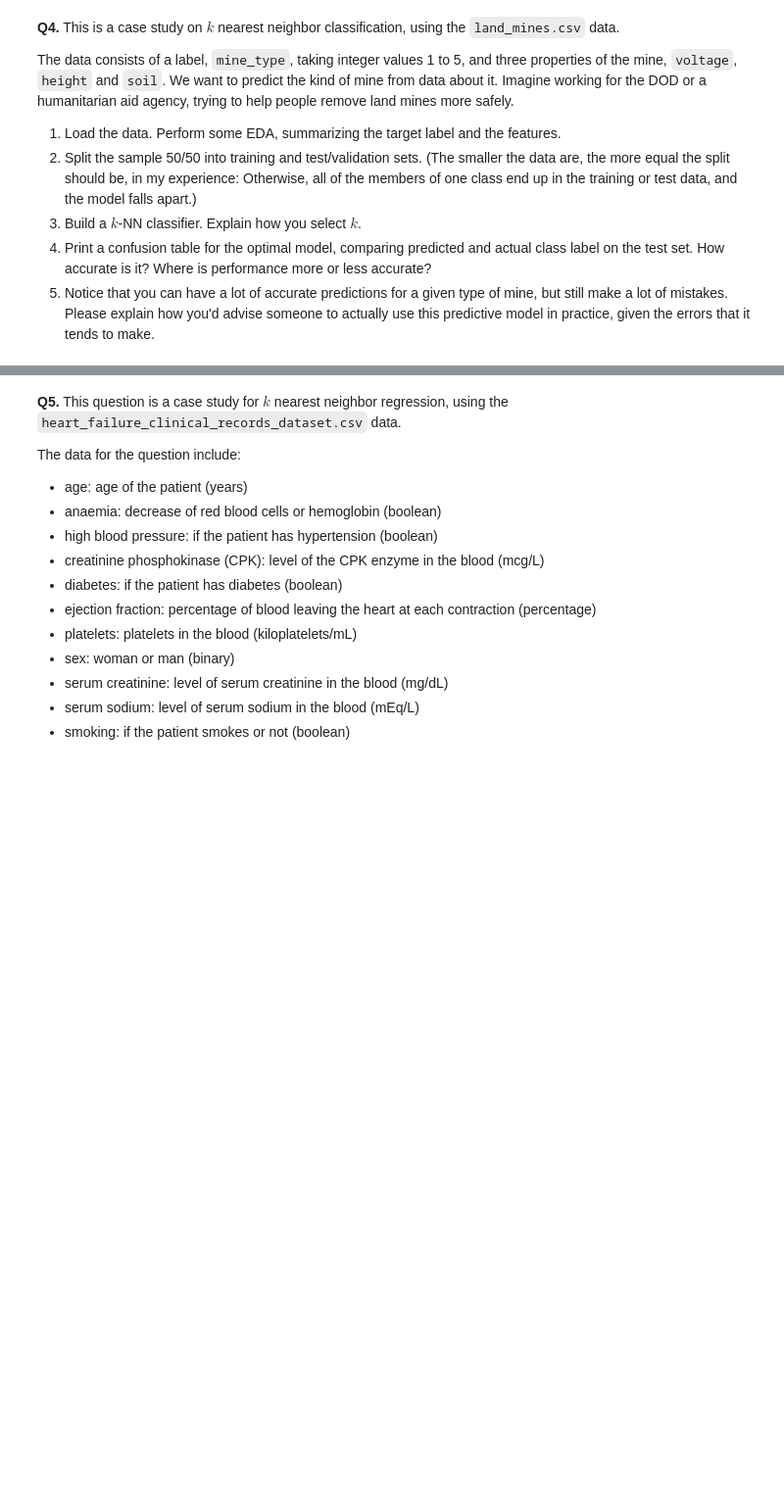
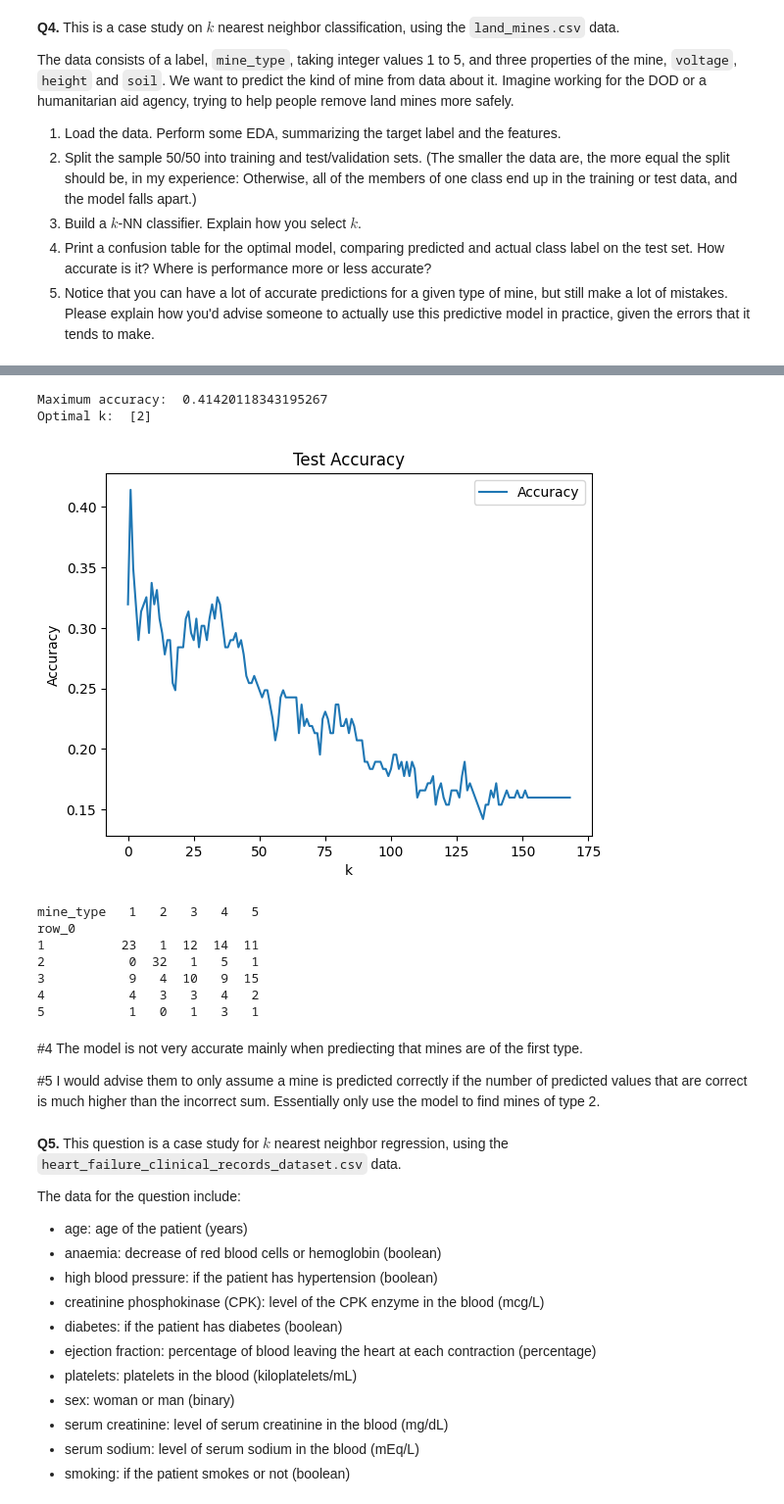
Before and after one commit to EBaner/knn, a Jupyter notebook: assignment_knn.ipynb, the cells around one changed output, grey strips where cells are left out. Shown at 98% size. Saved outputs shown, nothing was run; the diff lists cells and outputs as text; code cells hidden in the pictures; blank space fills up the shorter version.

```diff
--- a/assignment_knn.ipynb
+++ b/assignment_knn.ipynb
@@ -271,3 +512,59 @@ The data consists of a label, `mine_type`, taking integer values 1 to 5, and thr
+# %%
+#2
+y = df['mine_type']
+X = df.loc[:,['voltage','height','soil']]
+
+X_train, X_test, y_train, y_test = train_test_split(X,y, test_size=.5, random_state=200)
+
+#3
+N_train = len(y_train)
+N_test = len(y_test)
+
+
+k_bar = N_train
+Acc = np.zeros(k_bar)
+
+for k in range(k_bar):
+    model = KNeighborsClassifier(n_neighbors=k+1)
+    fitted_model = model.fit(X_train.values,y_train)
+    y_hat = fitted_model.predict(X_test.values)
+    Acc[k] = np.sum( y_hat == y_test )/N_test
+Acc_max = np.max(Acc)
+max_index = np.where(Acc==Acc_max)
+k_star = max_index[0]+1
+print('Maximum accuracy: ', Acc_max)
+print('Optimal k: ', k_star)
+
+
+plt.plot(np.arange(0,k_bar),Acc,label='Accuracy')
+plt.xlabel("k")
+plt.ylabel("Accuracy")
+plt.legend(loc='upper right')
+plt.title('Test Accuracy')
+plt.show()
+
+model = KNeighborsClassifier(n_neighbors=k_star[0]) # Create a sk model for k
+fitted_model = model.fit(X_train.values,y_train) # Train the model on our data
+y_hat = fitted_model.predict(X_test.values) # Predict values for test set
+
+#4
+print(pd.crosstab(y_hat, y_test))
+# %% [output]
+Maximum accuracy:  0.41420118343195267
+Optimal k:  [2]
+[figure, added]
+mine_type   1   2   3   4   5
+row_0
+1          23   1  12  14  11
+2           0  32   1   5   1
+3           9   4  10   9  15
+4           4   3   3   4   2
+5           1   0   1   3   1
+# %% [markdown]
+
+\#4 The model is not very accurate mainly when prediecting that mines are of the first type.
+
+\#5 I would advise them to only assume a mine is predicted correctly if the number of predicted values that are correct is much higher than the incorrect sum. Essentially only use the model to find mines of type 2.
 # %% [markdown]
 **Q5.** This question is a case study for $k$ nearest neighbor regression, using the `heart_failure_clinical_records_dataset.csv` data.
 
```
Also changed, not shown: parts of 15 cells of this notebook.
